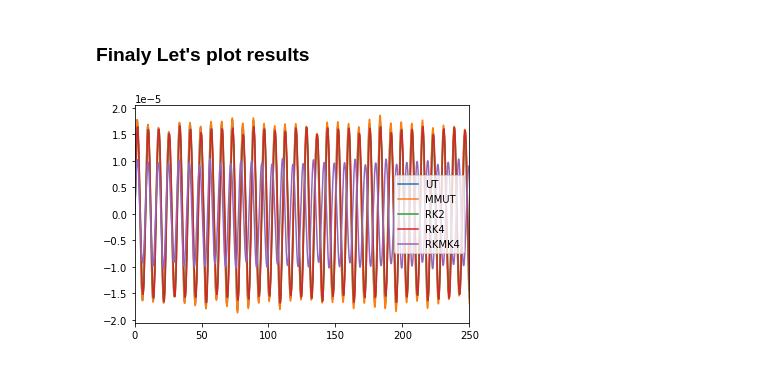
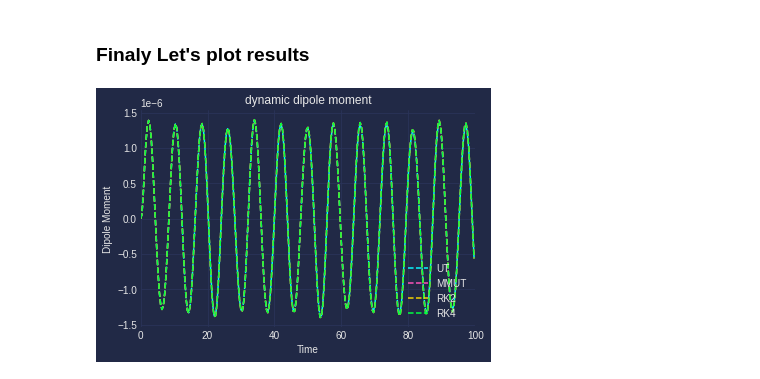
Before and after one commit to jcandane/RTHF, a Jupyter notebook: RTHF_Density.ipynb, the cells around one changed output. Saved outputs shown, nothing was run; the diff lists cells and outputs as text; code cells hidden in the pictures.

```diff
--- a/RTHF_Density.ipynb
+++ b/RTHF_Density.ipynb
@@ -440,11 +584,11 @@ t, d_rk4, tr_rk4, E_rk4 = RTHF_RK4(OH, dt = 0.002, dT =1000, field=field3)
 # %%
-t, d_ut, tr_ut, E_ut = RTHF_UT(OH, dt = 0.002, dT =1000, field=field3)
+t, d_ut, tr_ut, E_ut = RTHF_UT(OH, dt = 0.002, dT =1000, field=field3, probe=True)
 # %%
-t, d_rk2, tr_rk2, E_rk2 = RTHF_RK2(OH, dt = 0.002, dT =1000, field=field3)
+t, d_rk2, tr_rk2, E_rk2 = RTHF_RK2(OH, dt = 0.002, dT =1000, field=field3, probe=True)
 # %%
-t, d_mmut, tr_mmut, E_mmut = RTHF_MMUT(OH, dt = 0.002, dT =1000, field=field3)
+t, d_mmut, tr_mmut, E_mmut = RTHF_MMUT(OH, dt = 0.002, dT =1000, field=field3, probe=True)
 # %%
-t, d_rkmk4, tr_rkmk4, E_rkmk4 = RTHF_RKMK4(OH, dt = 0.002, dT =1000, field=field3)
+t, d_rkmk4, tr_rkmk4, E_rkmk4 = RTHF_RKMK4(OH, dt = 0.002, dT =1000, field=field3, probe=True)
 # %% [markdown]
 ### Let's Calculate the LR for checking later...
 # %%
@@ -463,46 +607,65 @@ def LorentzianA(ω, ω0, f, Γ):
 # %% [markdown]
 ### Finaly Let's plot results
 # %%
-plt.plot(t, d_ut[:,2], label="UT")
-plt.plot(t, d_mmut[:,2], label="MMUT")
-plt.plot(t, d_rk2[:,2], label="RK2")
-plt.plot(t, d_rk4[:,2], label="RK4")
-plt.plot(t, d_rkmk4[:,2], label="RKMK4")
-plt.xlim([0,250])
-plt.legend()
+import mplcyberpunk
+plt.style.use("cyberpunk")
+
+plt.plot(t[:50000][::200], d_ut[:50000][::200,2], label="UT", linestyle="dashed")
+plt.plot(t[:50000][::200], d_mmut[:50000][::200,2], label="MMUT", linestyle="dashed")
+plt.plot(t[:50000][::200], d_rk2[:50000][::200,2], label="RK2", linestyle="dashed")
+plt.plot(t[:50000][::200], d_rk4[:50000][::200,2], label="RK4", linestyle="dashed")
+#plt.plot(t[::10], d_rkmk4[::10,2], label="RKMK4")
+plt.xlim([0,100])
+plt.legend(loc='lower right')
+plt.xlabel("Time")
+plt.ylabel("Dipole Moment")
+plt.title("dynamic dipole moment")
+tikzplotlib.save("dipole_methods.tex")
 plt.show()
 
 ω, dω_ut    = RT_FFT(t,    d_ut, Γ=0.01)
 ω, dω_mmut  = RT_FFT(t,  d_mmut, Γ=0.01)
 ω, dω_rk2   = RT_FFT(t,   d_rk2, Γ=0.01)
 ω, dω_rk4   = RT_FFT(t,   d_rk4, Γ=0.01)
 ω, dω_rkmk4 = RT_FFT(t, d_rkmk4, Γ=0.01)
-plt.plot(ω, α_ω.imag, label="LR-UTDHF")
-plt.plot(ω, -np.einsum("wx -> w",    dω_ut.imag/field3.E0), label="UT")
-plt.plot(ω, -np.einsum("wx -> w",  dω_mmut.imag/field3.E0), label="MMUT")
-plt.plot(ω, -np.einsum("wx -> w",   dω_rk2.imag/field3.E0), label="RK2")
-plt.plot(ω, -np.einsum("wx -> w",   dω_rk4.imag/field3.E0), label="RK4")
-plt.plot(ω, -np.einsum("wx -> w", dω_rkmk4.imag/field3.E0), label="RKMK4")
-plt.xlim([0,2])
+plt.plot(27.21138*ω[:1000], α_ω.imag[:1000]/(4*np.pi), label="LR-UTDHF")
+plt.plot(27.21138*ω[:1000], -np.einsum("wx -> w",    dω_ut.imag/field3.E0)[:1000], label="UT")
+plt.plot(27.21138*ω[:1000], -np.einsum("wx -> w",  dω_mmut.imag/field3.E0)[:1000], label="MMUT")
+plt.plot(27.21138*ω[:1000], -np.einsum("wx -> w",   dω_rk2.imag/field3.E0)[:1000], label="RK2")
+plt.plot(27.21138*ω[:1000], -np.einsum("wx -> w",   dω_rk4.imag/field3.E0)[:1000], label="RK4")
+#plt.plot(ω[:1000], -np.einsum("wx -> w", dω_rkmk4.imag/field3.E0)[:1000], label="RKMK4")
+plt.xlim([0,2*27.21138])
 plt.legend()
+plt.xlabel("Frequency (eV)")
+plt.ylabel("Dipole Polarizability")
+plt.title("LR-RT")
+tikzplotlib.save("lrrt_spectra.tex")
 plt.show()
 
-plt.plot(t,    E_ut, label="UT")
-plt.plot(t,  E_mmut, label="MMUT", linestyle="dashed")
-plt.plot(t,   E_rk2, label="RK2")
-plt.plot(t,   E_rk4, label="RK4")
-plt.plot(t, E_rkmk4, label="RKMK4", linestyle="dashed")
+plt.plot(t[::500],    E_ut[::500] - E_ut[0], label="UT")
+plt.plot(t[::500],  E_mmut[::500] - E_ut[0], label="MMUT", linestyle="dashed")
+plt.plot(t[::500],   E_rk2[::500] - E_ut[0], label="RK2")
+plt.plot(t[::500],   E_rk4[::500] - E_ut[0], label="RK4")
+#plt.plot(t, E_rkmk4, label="RKMK4", linestyle="dashed")
 plt.legend()
+plt.title("Energy over time")
+plt.xlabel("Time")
+plt.ylabel("Energy")
+tikzplotlib.save("energytest.tex")
 plt.show()
 
 N_electrons = (OH.Na + OH.Nb)
-plt.plot(t, tr_ut    - N_electrons, label="UT")
-plt.plot(t, tr_mmut  - N_electrons, label="MMUT", linestyle="dashed")
-plt.plot(t, tr_rk2   - N_electrons, label="RK2")
-plt.plot(t, tr_rk4   - N_electrons, label="RK4")
-plt.plot(t, tr_rkmk4 - N_electrons, label="RKMK4", linestyle="dashed")
-plt.ylim([-1e-6, 1e-6])
+plt.plot(t[::1000], (tr_ut    - N_electrons)[::1000], label="UT")
+plt.plot(t[::1000], (tr_mmut  - N_electrons)[::1000], label="MMUT", linestyle="dashed")
+plt.plot(t[::1000], (tr_rk2   - N_electrons)[::1000], label="RK2")
+plt.plot(t[::1000], (tr_rk4   - N_electrons)[::1000], label="RK4")
+#plt.plot(t, tr_rkmk4 - N_electrons, label="RKMK4", linestyle="dashed")
+plt.ylim([-1e-10, 1e-10])
 plt.legend()
+plt.xlabel("Time")
+plt.ylabel("Trace")
+plt.title("Trace")
+tikzplotlib.save("unitarytest.tex")
 plt.show()
 # %% [output]
-[figure, old version]
+[figure, new version]
```
Also changed, not shown: parts of 28 cells of this notebook.
